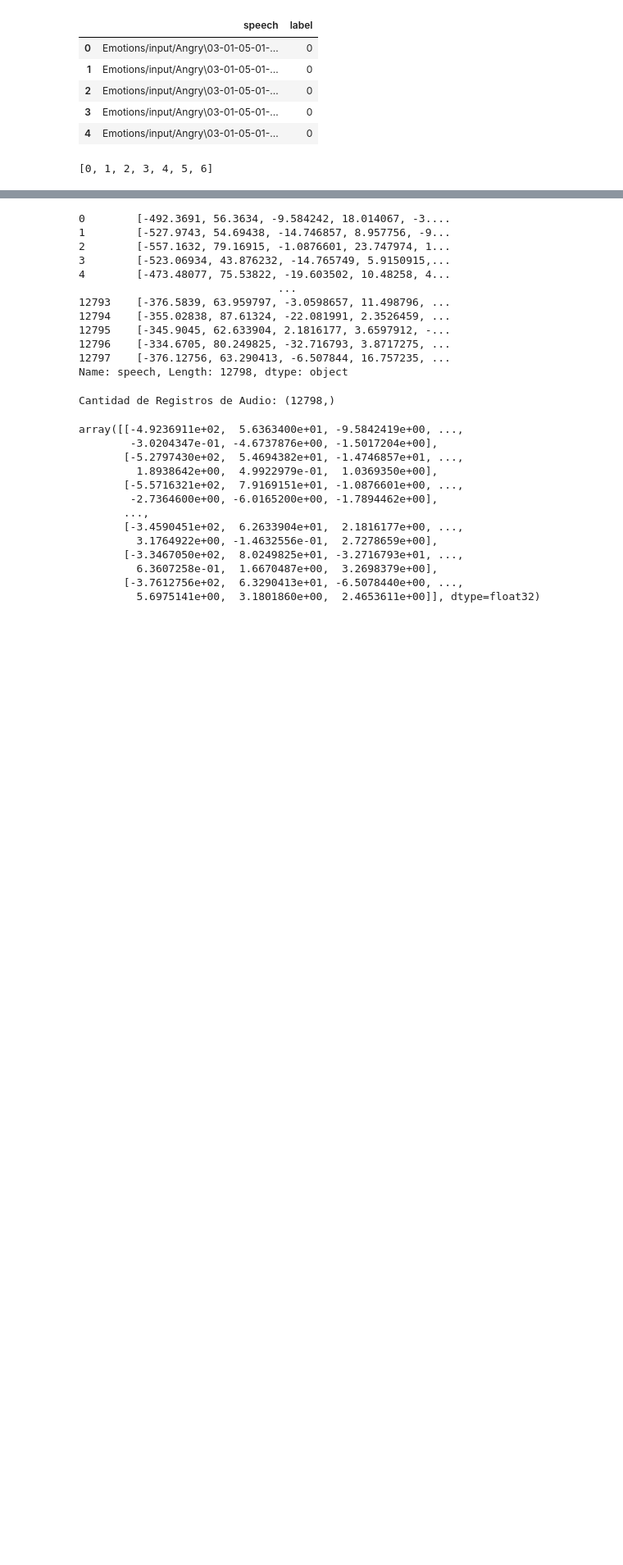
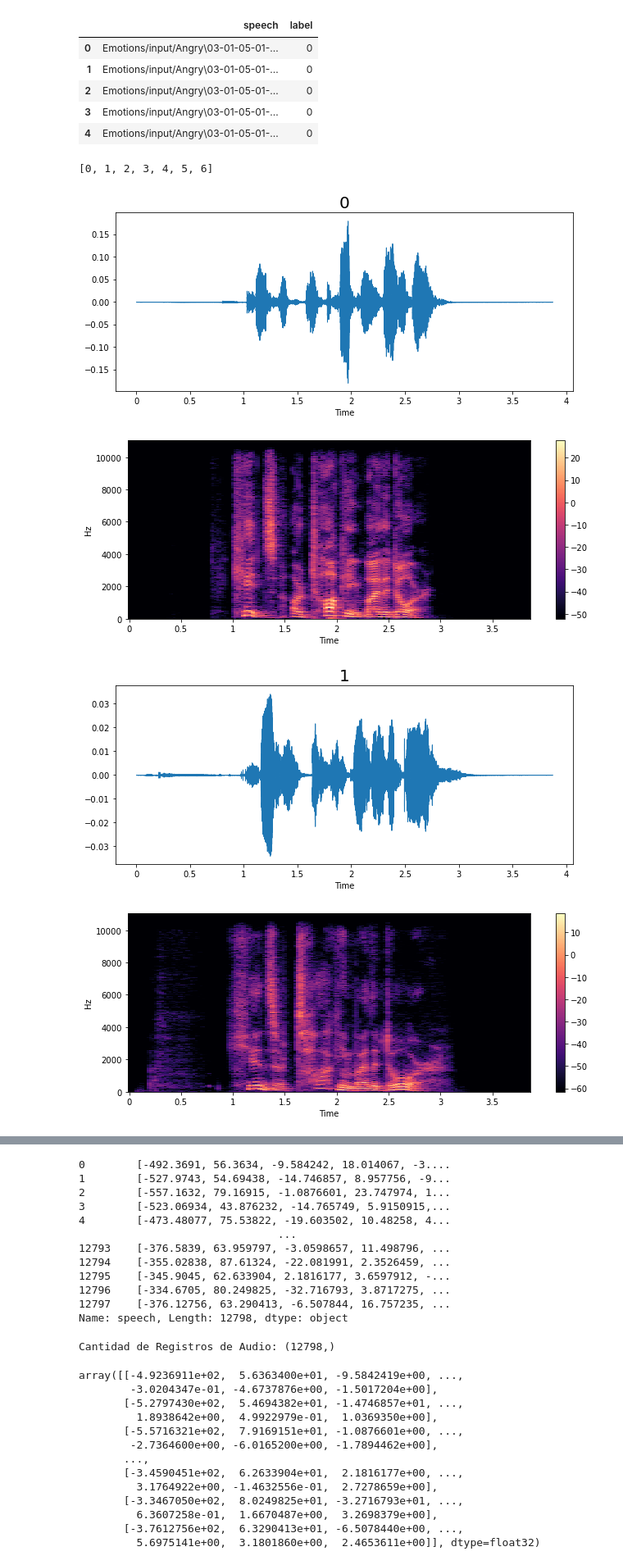
Before and after one commit to karinstefa/ML_Project, a Jupyter notebook: LogisticRegression.ipynb, the cells around one changed output, grey strips where cells are left out. Shown: that part at 82% size. Drawn from its saved outputs; the diff is of its cells as text; code cells hidden in the pictures; blank space fills up the shorter version.

Commit message:
Update with graphics

```diff
--- a/LogisticRegression.ipynb
+++ b/LogisticRegression.ipynb
@@ -93,5 +93,10 @@ data['label'].unique().tolist()
 # %% [output]
 [0, 1, 2, 3, 4, 5, 6]
 # %%
-#for i in data['label'].unique().tolist(): # ver uno de cada sentimiento
-#    ana_emotion(i,data)
+for i in data['label'].unique().tolist(): # ver uno de cada sentimiento
+    ana_emotion(i,data)
+# %% [output]
+[figure, added]
+[figure, added]
+[figure, added]
+[figure, added]
```
Also changed, not shown: parts of 4 cells of this notebook.
